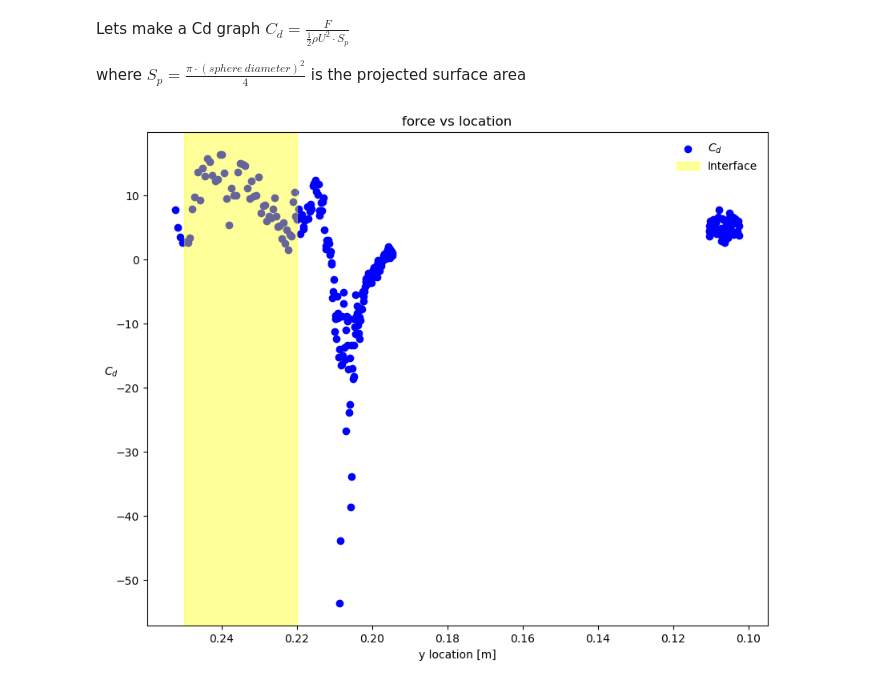
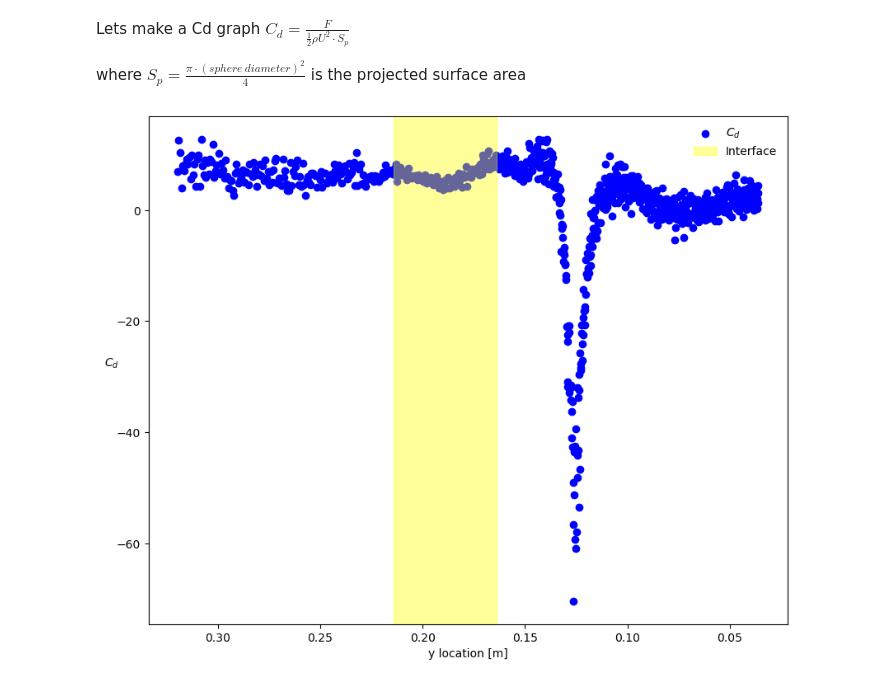
Before and after one commit to Morten10/PIV-analysis, a Jupyter notebook: Moving_control_volume.ipynb, the cells around one changed output. Cells and saved outputs as stored; diff of their text form; code cells hidden in the pictures.

```diff
--- a/Moving_control_volume.ipynb
+++ b/Moving_control_volume.ipynb
@@ -82,0 +87,14 @@ plt.show()
+# %%
+times_PTV = np.array(y_times_cutted)
+y_locations = np.array(y_location_meter_cutted)
+velocitys_meter_PTV = np.array(y_velocity_meter_cutted)
+
+
+
+
+plt.plot(times_PTV, velocitys_meter_PTV, label='Sphere Velocity')
+plt.xlabel('times [sec]')
+plt.ylabel('velocity [m/s]')
+plt.title("Sphere Velocity")
+plt.gca().invert_yaxis()
+plt.show()
@@ -89,10 +105,13 @@ y_velocity_meter_func = Mf.creat_callable_function_of_data(y_axis, y_velocity)
 # %% [markdown]
 $\color{red}$ Now we will set the sphere location with respect to PIV rectangle origin bottom left corner
+# %%
+time_to_location = Mf.create_callable_function_of_data(times_PTV, y_locations)
+time_to_velocity = Mf.create_callable_function_of_data(times_PTV, velocitys_meter_PTV)
 # %%
 #make "sphere location" origin (0,0) same as PIV origin (0,0)
-sphere_location_relativ_to_piv=[]
+sphere_location_relative_to_piv=[]
 for ind,el in enumerate(sphere_location_absolute):
-    sphere_location_relativ_to_piv.append([el[0]-PIV_origin_location[ind][0], el[1]-PIV_origin_location[ind][1]])
+    sphere_location_relative_to_piv.append([el[0]-PIV_origin_location[ind][0], el[1]-PIV_origin_location[ind][1]])
 
 # in pixel
-sphere_location_pixel = np.array(sphere_location_relativ_to_piv)*scaling_factor
+sphere_location_pixel = np.array(sphere_location_relative_to_piv)*scaling_factor
@@ -124,9 +174,9 @@ if True:
 # %%
 F_y = []
 F_y_and_loc = []
-b = 2*sphere_diameter
+F_y_and_time = []
 
-txt_files_path = Mf.files_in_folder(save_folder, 'txt', full_path = True)
+txt_files_path = Mf.files_in_folder(save_folder_multy, 'txt', full_path = True)
 txt_files_path_1 = []
 
 
@@ -334,28 +382,29 @@ $ C_d = \frac{F}{\frac{1}{2}\rho U^2 \cdot S_p} $
 where $S_p = \frac{\pi \cdot ({sphere\ diameter})^2} {4}$ is the projected surface area
 # %%
 C_d_and_loc = np.copy(F_y_and_loc_np)
-C_d_and_loc[:,1] = C_d_and_loc[:,1]/(0.5*(np.pi/4*sphere_diameter**2)*rho_function(C_d_and_loc[:,0])*y_velocity_meter_func(C_d_and_loc[:,0])**2)
+C_d_and_loc[:,1] = C_d_and_loc[:,1]/(0.5*(np.pi/4*sphere_diameter**2)*rho_function(C_d_and_loc[:,0])*time_to_velocity(F_y_and_time_np[:,0])**2)
 
 
 fig, ax = plt.subplots(figsize=(10, 8))
-plt.title('force vs location')
-ax.scatter(C_d_and_loc[:,0], C_d_and_loc[:,1], label=r'$C_d$', color = 'blue')
+ax.scatter(C_d_and_loc[:,0], C_d_and_loc[:,1], label='$C_d$', color = 'blue')
 
 # Define the coordinates and dimensions of the rectangle
-rect_x = inteface_lower #[m]
+rect_x = interface_lower_location #[m]
 rect_width = interface_width
 rect_y = ax.get_ylim()[0]  # Start from y=0
 rect_height = ax.get_ylim()[1] - rect_y # Cover the entire y-axis range
 
 # Create a Rectangle patch with transparency (alpha)
-import matplotlib.patches as patches
 rect_patch = patches.Rectangle((rect_x, rect_y), rect_width, rect_height, alpha=0.4, color='yellow', label='Interface')
 ax.add_patch(rect_patch)
 
 ax.set_xlabel('y location [m]')
-ax.set_ylabel(r'$C_d$', rotation=0)
+ax.set_ylabel('$C_d$', rotation=0)
 ax.legend(fancybox=True, framealpha=0)
+# ax.set_xlim(0,0.18)
 plt.gca().invert_xaxis()
+plt.savefig(os.path.join(save_folder, 'C_d.svg'), transparent=True, bbox_inches='tight')
+
 plt.show()
 # %% [output]
-[figure, old version]
+[figure, new version]
```
Also changed, not shown: parts of 37 cells of this notebook, 3 other files.
